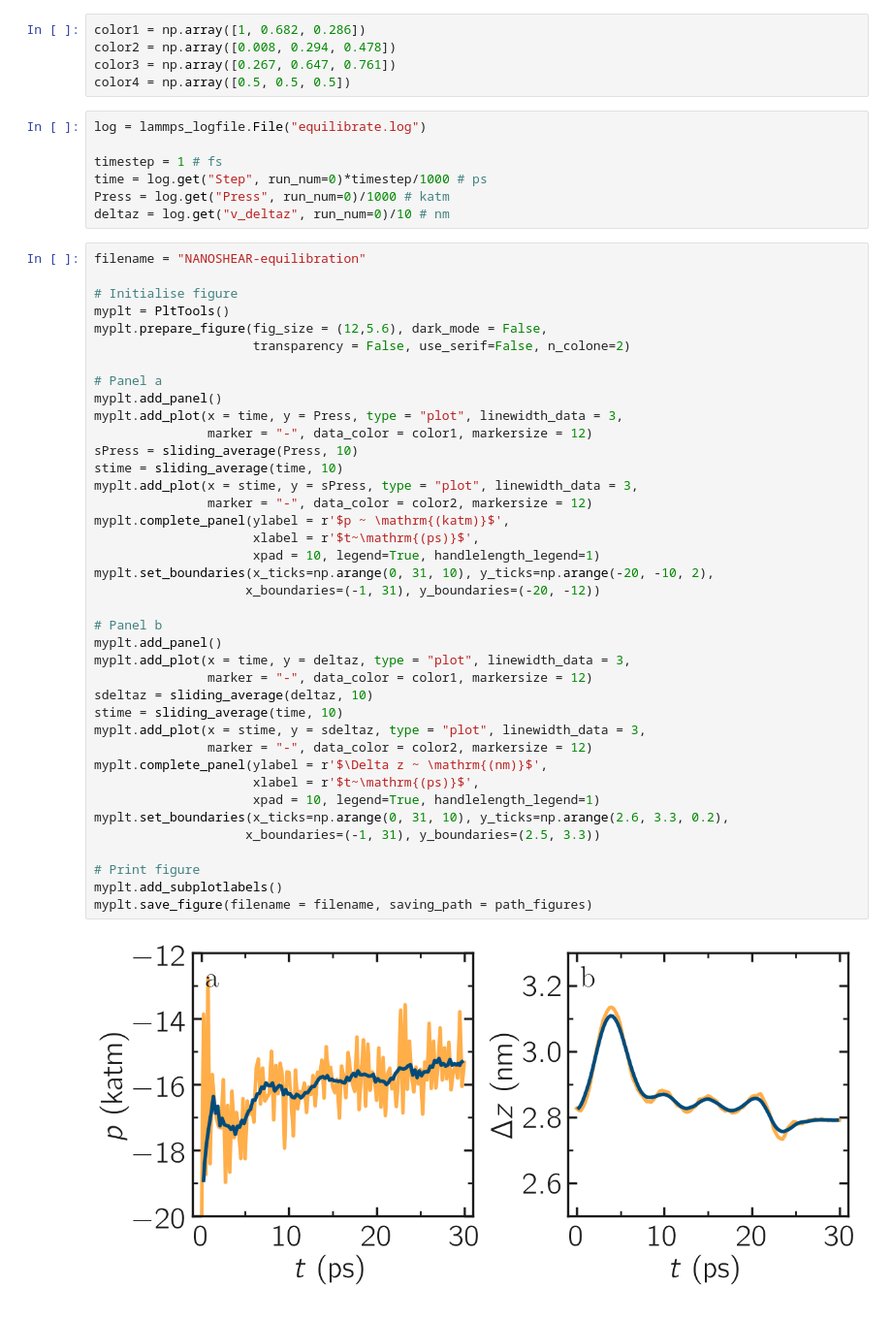
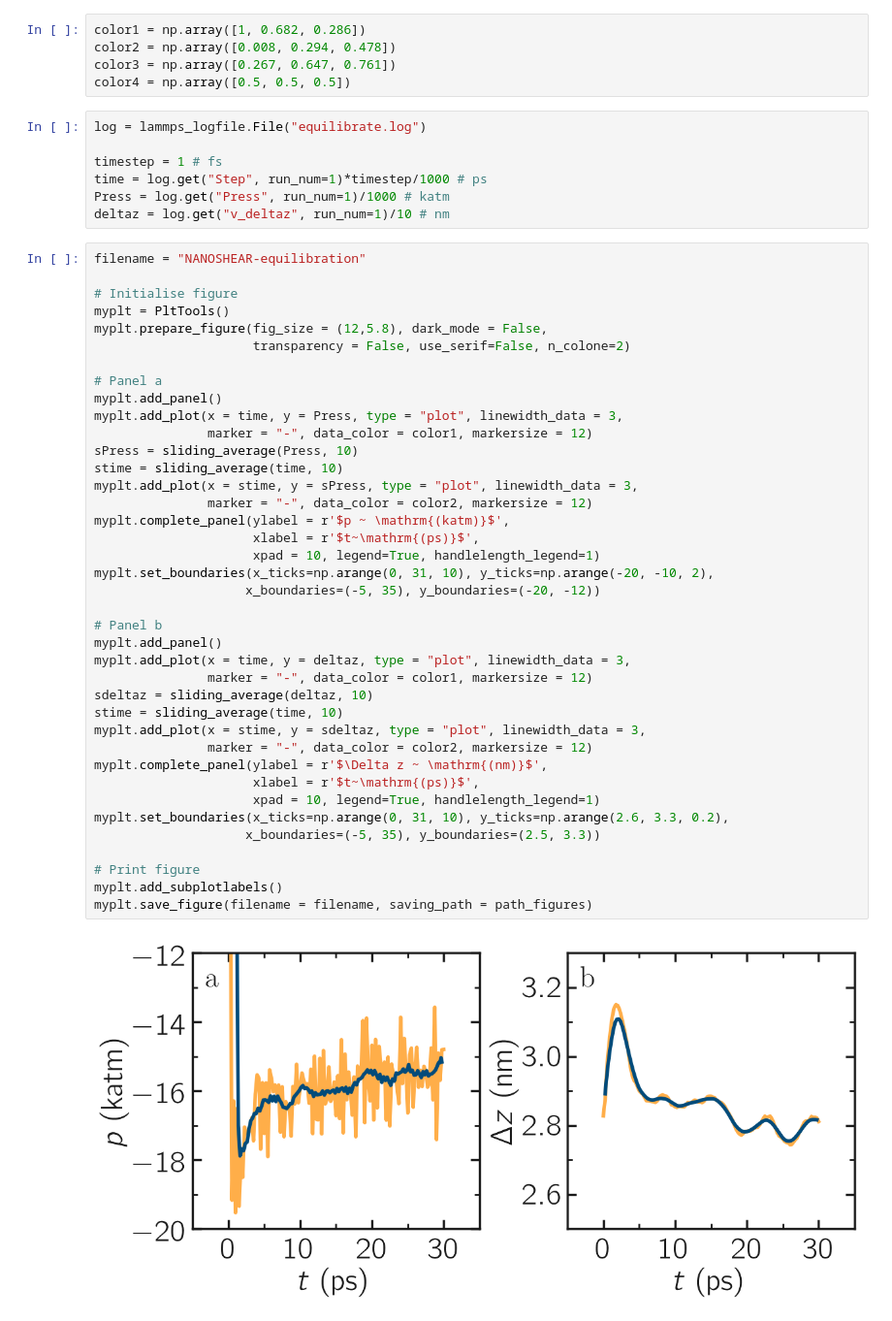
Before and after one commit to lammpstutorials/lammpstutorials-article, a Jupyter notebook: files/tutorial4/solution/equilibrate.ipynb, the cells around one changed output. Shown at 97% size. Drawn from its saved outputs; the diff is of its cells as text.

```diff
--- a/files/tutorial4/solution/equilibrate.ipynb
+++ b/files/tutorial4/solution/equilibrate.ipynb
@@ -27,47 +27,47 @@ color4 = np.array([0.5, 0.5, 0.5])
 log = lammps_logfile.File("equilibrate.log")
 
 timestep = 1 # fs
-time = log.get("Step", run_num=0)*timestep/1000 # ps
-Press = log.get("Press", run_num=0)/1000 # katm
-deltaz = log.get("v_deltaz", run_num=0)/10 # nm
+time = log.get("Step", run_num=1)*timestep/1000 # ps
+Press = log.get("Press", run_num=1)/1000 # katm
+deltaz = log.get("v_deltaz", run_num=1)/10 # nm
 # %%
 filename = "NANOSHEAR-equilibration"
 
 # Initialise figure
 myplt = PltTools()
-myplt.prepare_figure(fig_size = (12,5.6), dark_mode = False,
+myplt.prepare_figure(fig_size = (12,5.8), dark_mode = False,
                      transparency = False, use_serif=False, n_colone=2)
 
 # Panel a
 myplt.add_panel()
 myplt.add_plot(x = time, y = Press, type = "plot", linewidth_data = 3,
                marker = "-", data_color = color1, markersize = 12)
 sPress = sliding_average(Press, 10)
 stime = sliding_average(time, 10)
 myplt.add_plot(x = stime, y = sPress, type = "plot", linewidth_data = 3,
                marker = "-", data_color = color2, markersize = 12)
 myplt.complete_panel(ylabel = r'$p ~ \mathrm{(katm)}$',
                      xlabel = r'$t~\mathrm{(ps)}$',
                      xpad = 10, legend=True, handlelength_legend=1)
 myplt.set_boundaries(x_ticks=np.arange(0, 31, 10), y_ticks=np.arange(-20, -10, 2),
-                    x_boundaries=(-1, 31), y_boundaries=(-20, -12))
+                    x_boundaries=(-5, 35), y_boundaries=(-20, -12))
 
 # Panel b
 myplt.add_panel()
 myplt.add_plot(x = time, y = deltaz, type = "plot", linewidth_data = 3,
                marker = "-", data_color = color1, markersize = 12)
 sdeltaz = sliding_average(deltaz, 10)
 stime = sliding_average(time, 10)
 myplt.add_plot(x = stime, y = sdeltaz, type = "plot", linewidth_data = 3,
                marker = "-", data_color = color2, markersize = 12)
 myplt.complete_panel(ylabel = r'$\Delta z ~ \mathrm{(nm)}$',
                      xlabel = r'$t~\mathrm{(ps)}$',
                      xpad = 10, legend=True, handlelength_legend=1)
 myplt.set_boundaries(x_ticks=np.arange(0, 31, 10), y_ticks=np.arange(2.6, 3.3, 0.2),
-                    x_boundaries=(-1, 31), y_boundaries=(2.5, 3.3))
+                    x_boundaries=(-5, 35), y_boundaries=(2.5, 3.3))
 
 # Print figure
 myplt.add_subplotlabels()
 myplt.save_figure(filename = filename, saving_path = path_figures)
 # %% [output]
-[figure, old version]
+[figure, new version]
```
Also changed, not shown: 13 other files.
